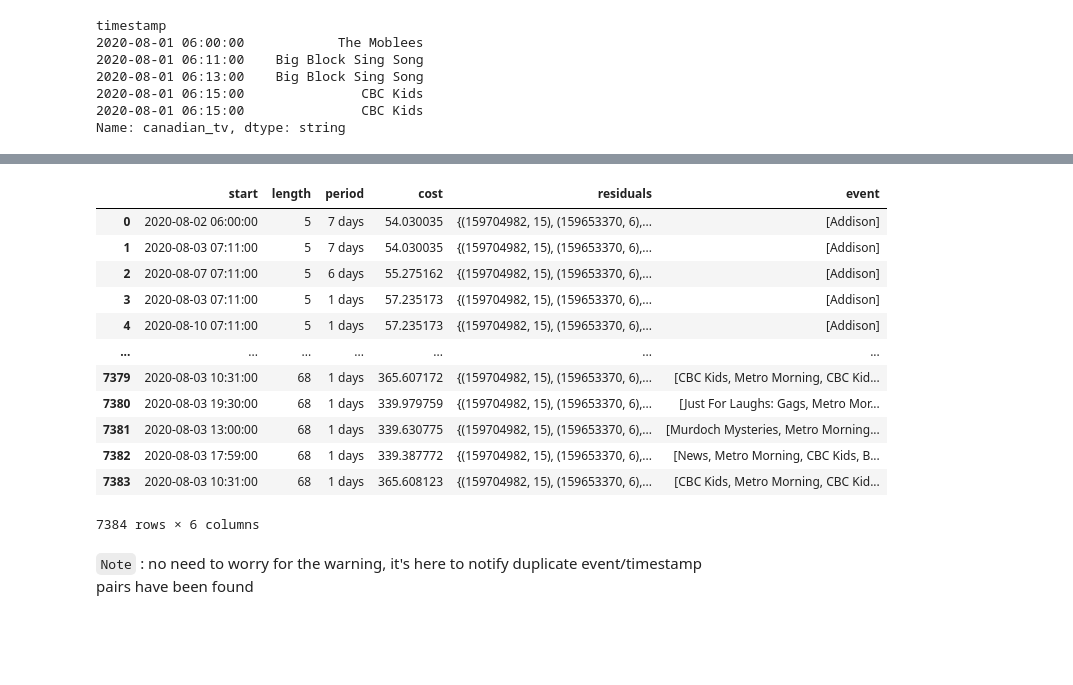
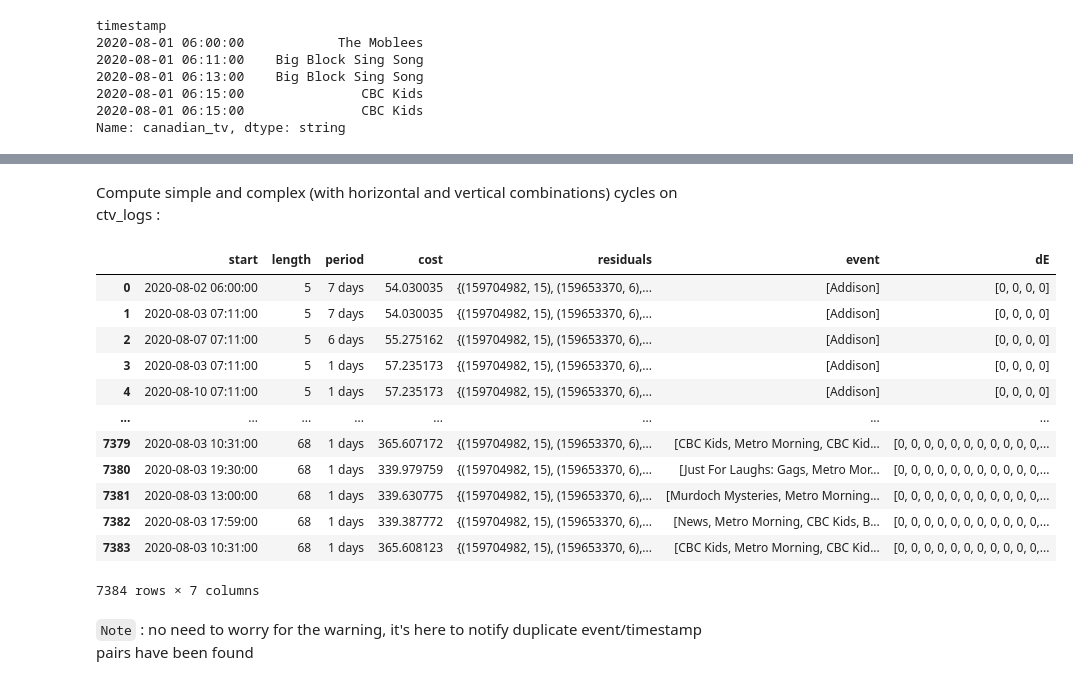
Before and after one commit to scikit-mine/scikit-mine, a Jupyter notebook: docs/tutorials/periodic/periodic_canadian_tv.ipynb, the cells around one changed output, grey strips where cells are left out. Saved outputs shown, nothing was run; the diff lists cells and outputs as text; code cells hidden in the pictures; blank space fills up the shorter version.

Commit message:
update doc and tuto periodic_canadian_tv

```diff
--- a/docs/tutorials/periodic/periodic_canadian_tv.ipynb
+++ b/docs/tutorials/periodic/periodic_canadian_tv.ipynb
@@ -390,21 +411,23 @@ Name: canadian_tv, dtype: string
+# %% [markdown]
+Compute simple and complex (with horizontal and vertical combinations) cycles on ctv_logs :
 # %%
-pcm = PeriodicCycleMiner(keep_residuals=True).fit(ctv_logs)
+pcm = PeriodicCycleMiner().fit(ctv_logs)
 pcm.discover()
 
 # %snakeviz -t pcm.fit(ctv_logs)
 # %% [output]
-|  | start | length | period | cost | residuals | event |
-| 0 | 2020-08-02 06:00:00 | 5 | 7 days | 54.030035 | {(159704982, 15), (159653370, 6),... | [Addison] |
-| 1 | 2020-08-03 07:11:00 | 5 | 7 days | 54.030035 | {(159704982, 15), (159653370, 6),... | [Addison] |
-| 2 | 2020-08-07 07:11:00 | 5 | 6 days | 55.275162 | {(159704982, 15), (159653370, 6),... | [Addison] |
-| 3 | 2020-08-03 07:11:00 | 5 | 1 days | 57.235173 | {(159704982, 15), (159653370, 6),... | [Addison] |
-| 4 | 2020-08-10 07:11:00 | 5 | 1 days | 57.235173 | {(159704982, 15), (159653370, 6),... | [Addison] |
-| ... | ... | ... | ... | ... | ... | ... |
-| 7379 | 2020-08-03 10:31:00 | 68 | 1 days | 365.607172 | {(159704982, 15), (159653370, 6),... | [CBC Kids, Metro Morning, CBC Kid... |
-| 7380 | 2020-08-03 19:30:00 | 68 | 1 days | 339.979759 | {(159704982, 15), (159653370, 6),... | [Just For Laughs: Gags, Metro Mor... |
-| 7381 | 2020-08-03 13:00:00 | 68 | 1 days | 339.630775 | {(159704982, 15), (159653370, 6),... | [Murdoch Mysteries, Metro Morning... |
-| 7382 | 2020-08-03 17:59:00 | 68 | 1 days | 339.387772 | {(159704982, 15), (159653370, 6),... | [News, Metro Morning, CBC Kids, B... |
-| 7383 | 2020-08-03 10:31:00 | 68 | 1 days | 365.608123 | {(159704982, 15), (159653370, 6),... | [CBC Kids, Metro Morning, CBC Kid... |
+|  | start | length | period | cost | residuals | event | dE |
+| 0 | 2020-08-02 06:00:00 | 5 | 7 days | 54.030035 | {(159704982, 15), (159653370, 6),... | [Addison] | [0, 0, 0, 0] |
+| 1 | 2020-08-03 07:11:00 | 5 | 7 days | 54.030035 | {(159704982, 15), (159653370, 6),... | [Addison] | [0, 0, 0, 0] |
+| 2 | 2020-08-07 07:11:00 | 5 | 6 days | 55.275162 | {(159704982, 15), (159653370, 6),... | [Addison] | [0, 0, 0, 0] |
+| 3 | 2020-08-03 07:11:00 | 5 | 1 days | 57.235173 | {(159704982, 15), (159653370, 6),... | [Addison] | [0, 0, 0, 0] |
+| 4 | 2020-08-10 07:11:00 | 5 | 1 days | 57.235173 | {(159704982, 15), (159653370, 6),... | [Addison] | [0, 0, 0, 0] |
+| ... | ... | ... | ... | ... | ... | ... | ... |
+| 7379 | 2020-08-03 10:31:00 | 68 | 1 days | 365.607172 | {(159704982, 15), (159653370, 6),... | [CBC Kids, Metro Morning, CBC Kid... | [0, 0, 0, 0, 0, 0, 0, 0, 0, 0, 0,... |
+| 7380 | 2020-08-03 19:30:00 | 68 | 1 days | 339.979759 | {(159704982, 15), (159653370, 6),... | [Just For Laughs: Gags, Metro Mor... | [0, 0, 0, 0, 0, 0, 0, 0, 0, 0, 0,... |
+| 7381 | 2020-08-03 13:00:00 | 68 | 1 days | 339.630775 | {(159704982, 15), (159653370, 6),... | [Murdoch Mysteries, Metro Morning... | [0, 0, 0, 0, 0, 0, 0, 0, 0, 0, 0,... |
+| 7382 | 2020-08-03 17:59:00 | 68 | 1 days | 339.387772 | {(159704982, 15), (159653370, 6),... | [News, Metro Morning, CBC Kids, B... | [0, 0, 0, 0, 0, 0, 0, 0, 0, 0, 0,... |
+| 7383 | 2020-08-03 10:31:00 | 68 | 1 days | 365.608123 | {(159704982, 15), (159653370, 6),... | [CBC Kids, Metro Morning, CBC Kid... | [0, 0, 0, 0, 0, 0, 0, 0, 0, 0, 0,... |
-7384 rows × 6 columns
+7384 rows × 7 columns
 # %% [markdown]
 `Note` : no need to worry for the warning, it's here to notify duplicate event/timestamp pairs have been found
```
Also changed, not shown: parts of 14 cells of this notebook, 1 other file.
